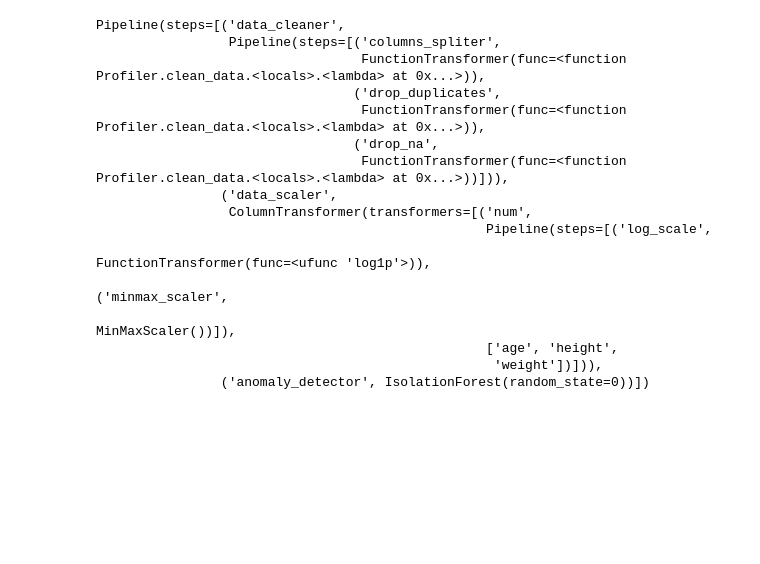
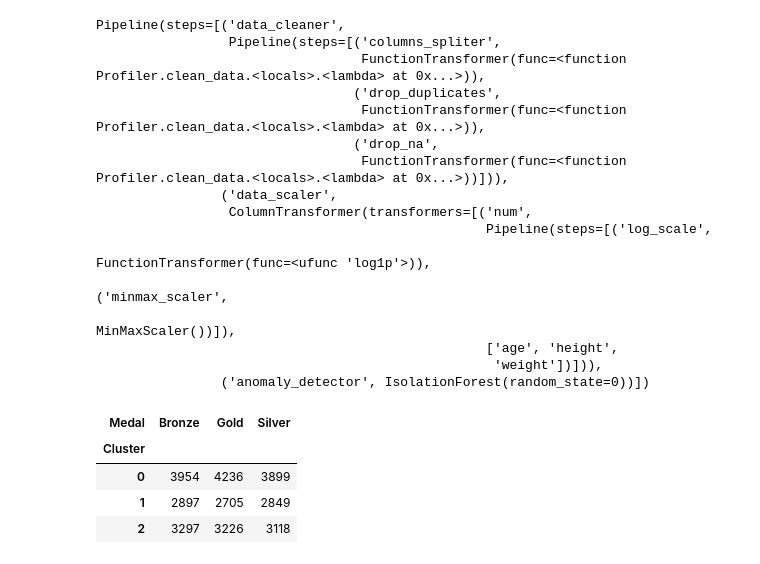
Before and after one commit to J07Aa/Repo, a Jupyter notebook: Proyecto_01/Proyecto_enunciado.ipynb, the cells around one changed output. Cells and saved outputs as stored; diff of their text form; code cells hidden in the pictures; blank space fills up the shorter version.

```diff
--- a/Proyecto_01/Proyecto_enunciado.ipynb
+++ b/Proyecto_01/Proyecto_enunciado.ipynb
@@ -1025,0 +1058,9 @@ profiler_1.clearGarbage()
+# %%
+df_group_medal = df_cluster.groupby(['Cluster','Medal'])['Medal'].count().unstack()
+df_group_medal
+# %% [output]
+| Medal | Bronze | Gold | Silver |
+| Cluster |  |  |  |
+| 0 | 3954 | 4236 | 3899 |
+| 1 | 2897 | 2705 | 2849 |
+| 2 | 3297 | 3226 | 3118 |
```
Also changed, not shown: parts of 10 cells of this notebook, 17 other files.
